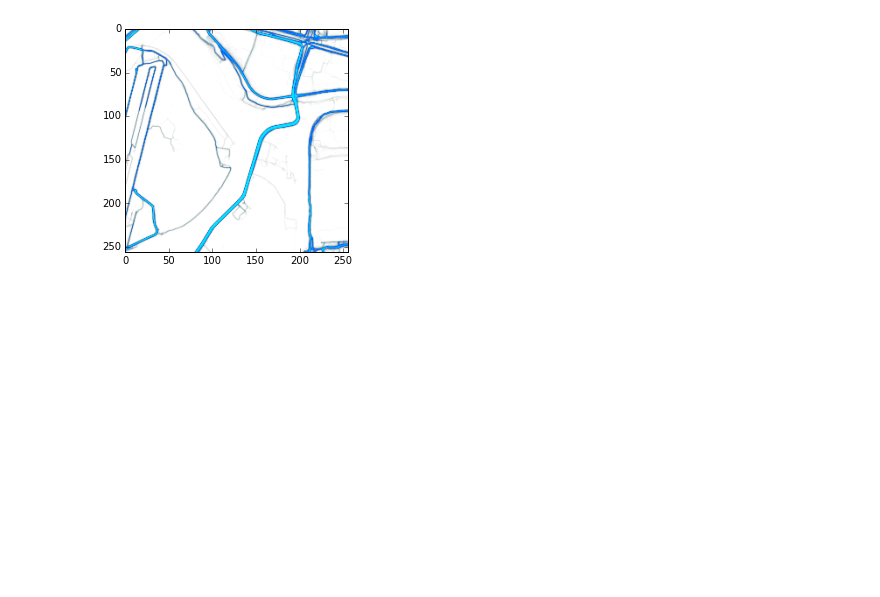
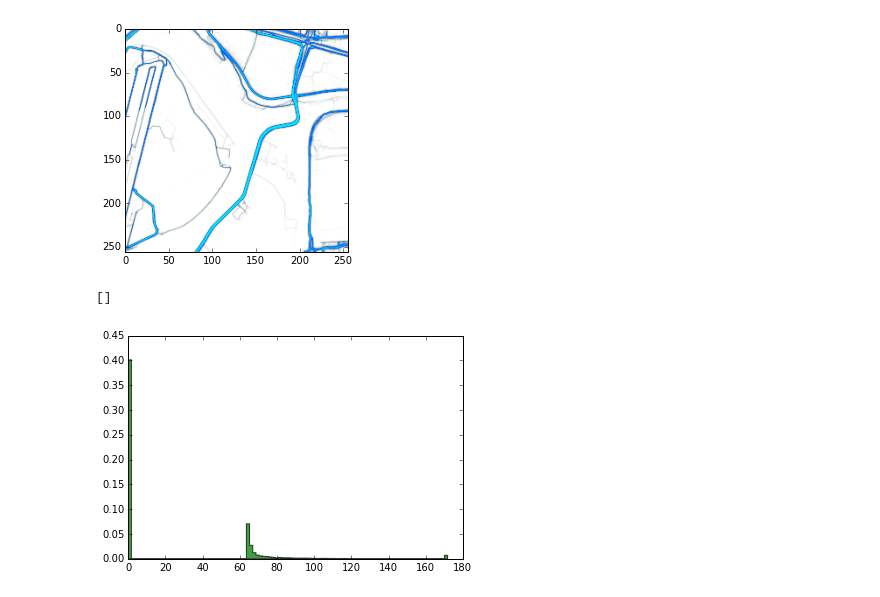
Before and after one commit to m12sl/nsnd-hackathone, a Jupyter notebook: Strava.ipynb, the cells around one changed output. Saved outputs shown, nothing was run; the diff lists cells and outputs as text; code cells hidden in the pictures; blank space fills up the shorter version.

Commit message:
add grayscale histo

```diff
--- a/Strava.ipynb
+++ b/Strava.ipynb
@@ -1,24 +1,37 @@
 # %%
 %matplotlib inline
 import matplotlib.pyplot as plt
 import numpy as np
 import scipy as sp
 from scipy.misc import imread
 import requests as r
 import math
+
+def rgb2gray(rgb):
+    return np.dot(rgb[..., :3], [0.299, 0.587, 0.144])
 
 # http://globalheat.strava.com/tiles/cycling/color4/13/4948/2560.png
 x, y, z = 4948, 2560, 13
 url = "http://globalheat.strava.com/tiles/cycling/color3/%d/%d/%d.png" % (z, x, y)
 
 ret = r.get(url)
 filename = 'tmp.png'
 chunk_size=1024
 with open(filename, 'wb') as fd:
     for chunk in ret.iter_content(chunk_size):
         fd.write(chunk)
 
-plt.imshow(imread(filename))
+tile = imread(filename)
+plt.imshow(tile)
 plt.show()
+
+gray = rgb2gray(tile)
+
+# gray.flatten()
+# hist, bin_edges = np.histogram(gray.flatten(), density=True)
+plt.hist(gray.flatten(), 100, normed=1, histtype='stepfilled', facecolor='g', alpha=0.75)
+plt.plot()
 # %% [output]
 [figure]
+[]
+[figure, added]
```
